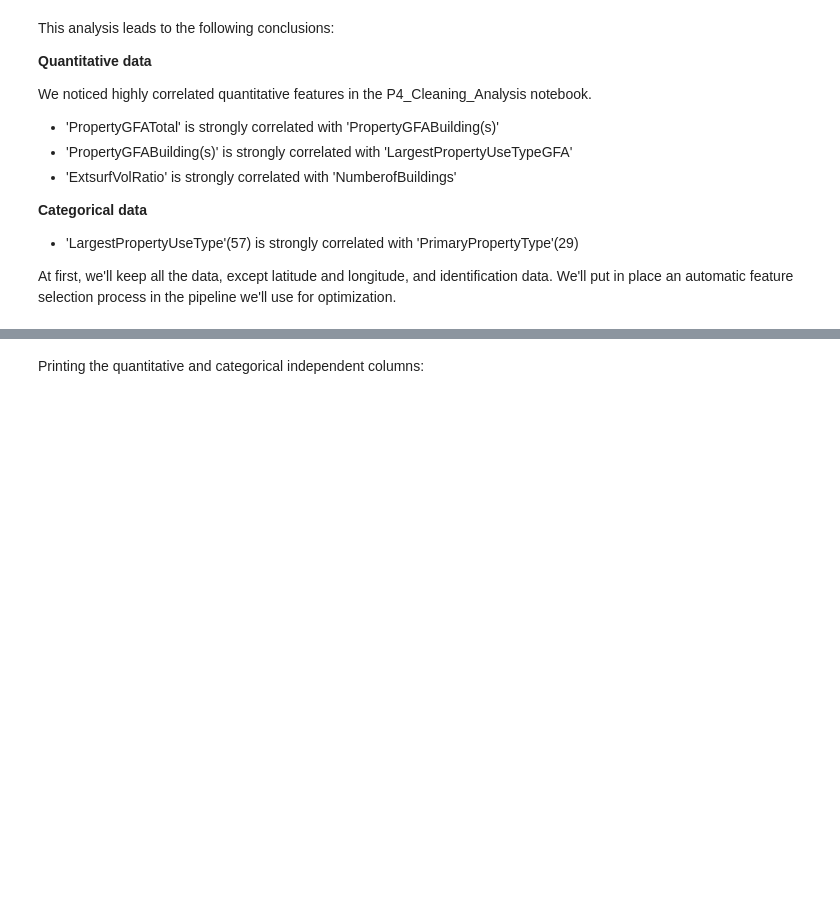
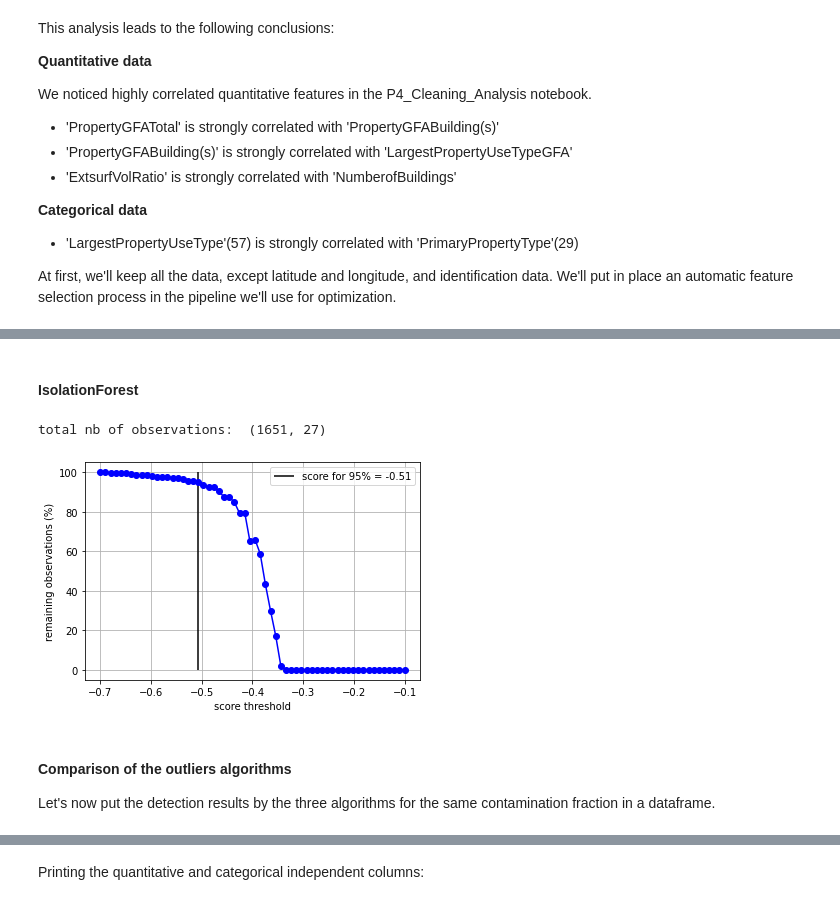
Before and after one commit to SmellyArmure/OC_DS_Project4, a Jupyter notebook: NOTEBOOKS/P4_Modelling.ipynb, the cells around one changed output, grey strips where cells are left out. Saved outputs shown, nothing was run; the diff lists cells and outputs as text; code cells hidden in the pictures; blank space fills up the shorter version.

```diff
--- a/NOTEBOOKS/P4_Modelling.ipynb
+++ b/NOTEBOOKS/P4_Modelling.ipynb
@@ -330,0 +409,32 @@ We'll put in place an automatic feature selection process in the pipeline we'll
+# %% [markdown]
+#### IsolationForest
+# %%
+# ISOLATION FOREST (après encodage des valeurs catégorielles)
+
+print("total nb of observations: ", df_enc.shape)
+# Seuillage des données d'apprentissage en se basant sur le zscore (partie numérique seulement)
+contamination_level_pct = 5
+score_samples_list = np.linspace(-0.1,-0.7,60)
+tab_shape=[]
+for sc in score_samples_list:
+    isolf = IsolForestSampleFilter(score_samples=sc, n_estimators=100)
+    df_ = isolf.fit_transform(df_enc)
+    prop = df_.shape[0]*100/df_enc.shape[0]
+    tab_shape.append(prop)
+# Affichage du nombre de lignes restantes après filtrage selon le seuil
+res = pd.DataFrame(tab_shape, index = score_samples_list)
+score = res.loc[res.values>100-contamination_level_pct].idxmin()[0]
+plt.plot(res, '-ob')
+plt.vlines(score, 0, 100, label='score for {:.0f}% = {:.2f}'\
+           .format(100-contamination_level_pct, score))
+plt.xlabel("score threshold")
+plt.ylabel("remaining observations (%)")
+plt.legend()
+plt.grid()
+# %% [output]
+total nb of observations:  (1651, 27)
+[figure, added]
+# %% [markdown]
+#### Comparison of the outliers algorithms
+
+Let's now put the detection results by the three algorithms for the same contamination fraction in a dataframe.
```
Also changed, not shown: parts of 41 cells of this notebook, 2 other files.
